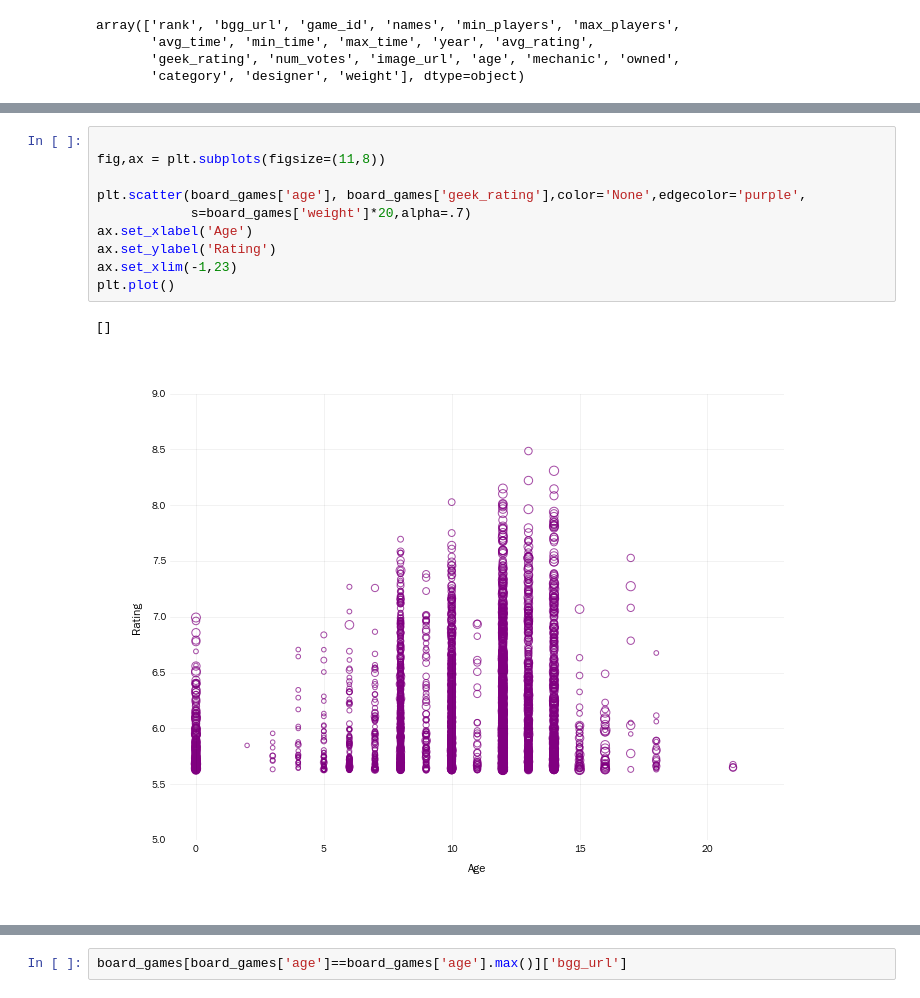
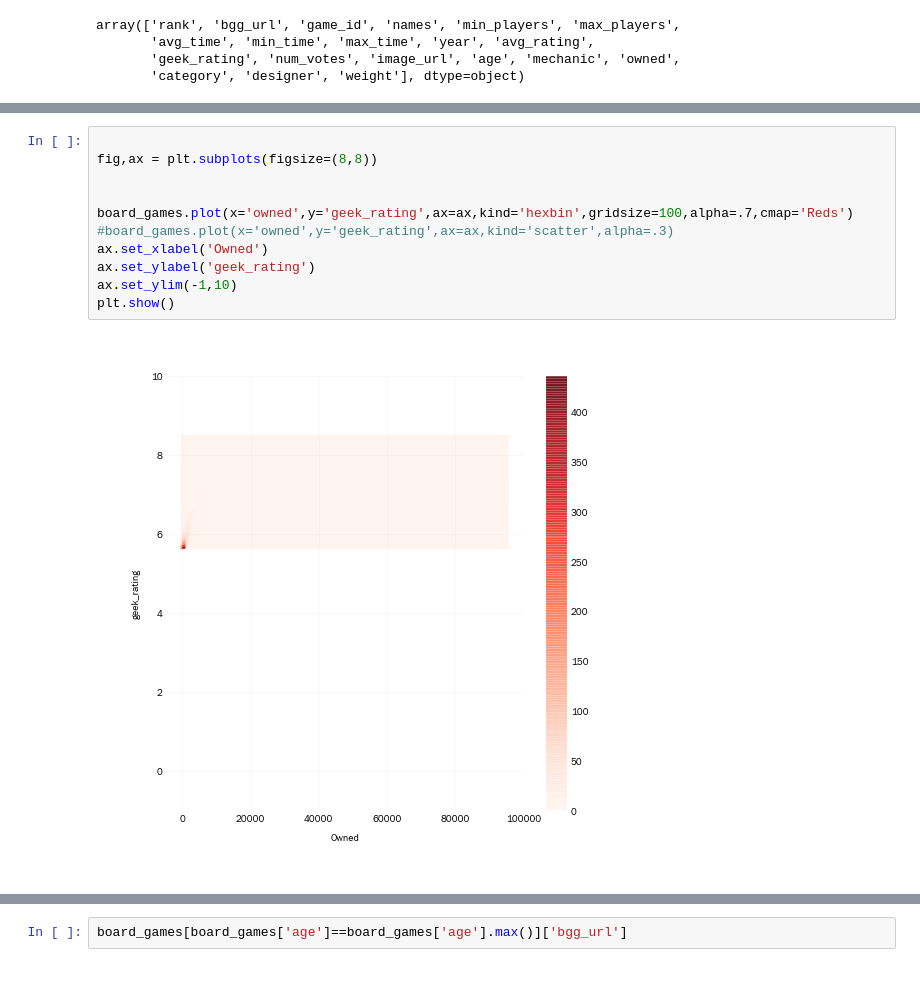
Before and after one commit to igotcharts/charts_and_more_charts, a Jupyter notebook: notebooks/board_games.ipynb, the cells around one changed output, grey strips where cells are left out. Cells and saved outputs as stored; diff of their text form.

```diff
--- a/notebooks/board_games.ipynb
+++ b/notebooks/board_games.ipynb
@@ -35,13 +57,13 @@ board_games.corr()[board_games.corr()>.5].fillna('')
-# %%
-
-fig,ax = plt.subplots(figsize=(11,8))
-
-plt.scatter(board_games['age'], board_games['geek_rating'],color='None',edgecolor='purple',
-            s=board_games['weight']*20,alpha=.7)
-ax.set_xlabel('Age')
-ax.set_ylabel('Rating')
-ax.set_xlim(-1,23)
-plt.plot()
-# %% [output]
-[]
-[figure, removed]
+# %%
+
+fig,ax = plt.subplots(figsize=(8,8))
+
+
+board_games.plot(x='owned',y='geek_rating',ax=ax,kind='hexbin',gridsize=100,alpha=.7,cmap='Reds')
+#board_games.plot(x='owned',y='geek_rating',ax=ax,kind='scatter',alpha=.3)
+ax.set_xlabel('Owned')
+ax.set_ylabel('geek_rating')
+ax.set_ylim(-1,10)
+plt.show()
+# %% [output]
+[figure, added]
```
Also changed, not shown: parts of 8 cells of this notebook.
